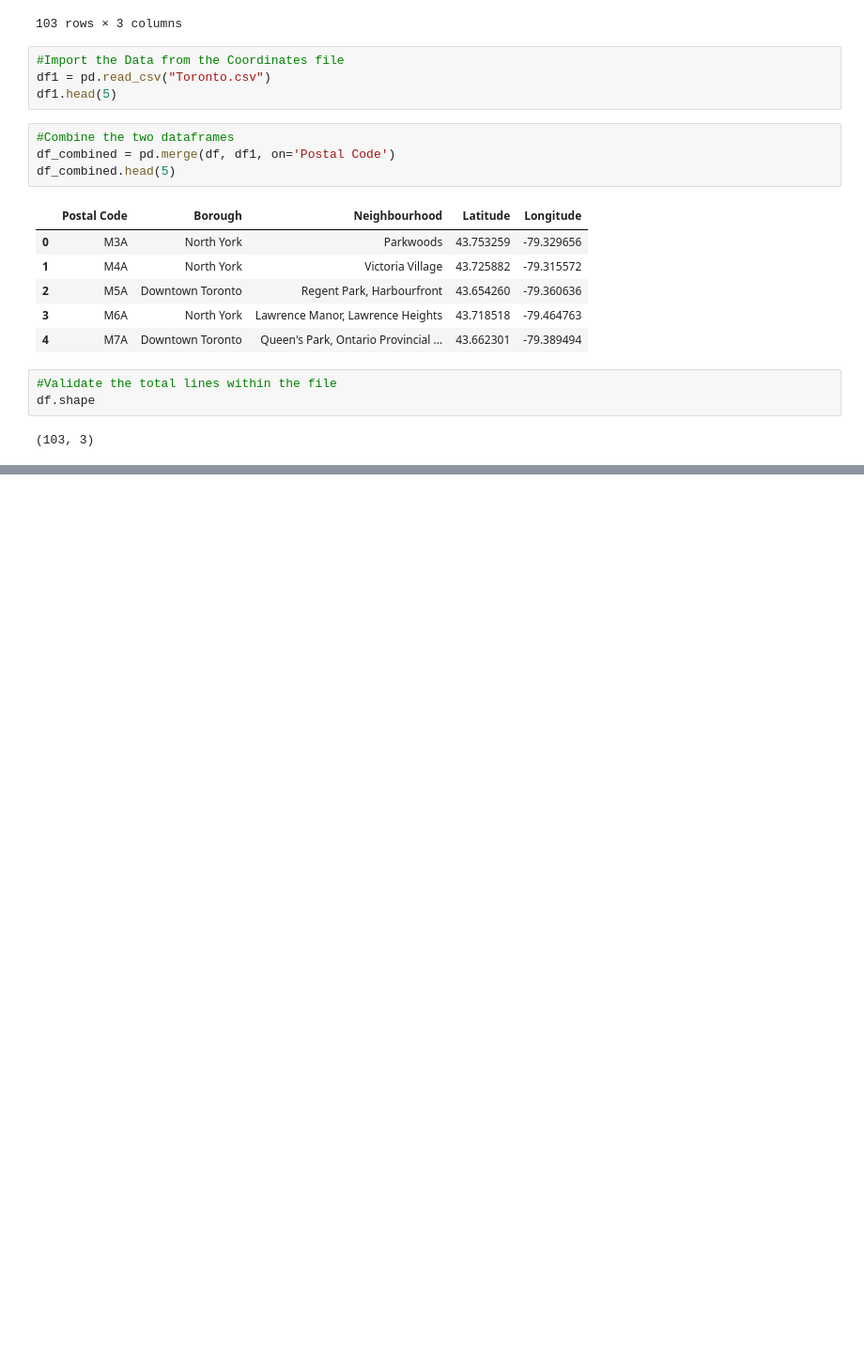
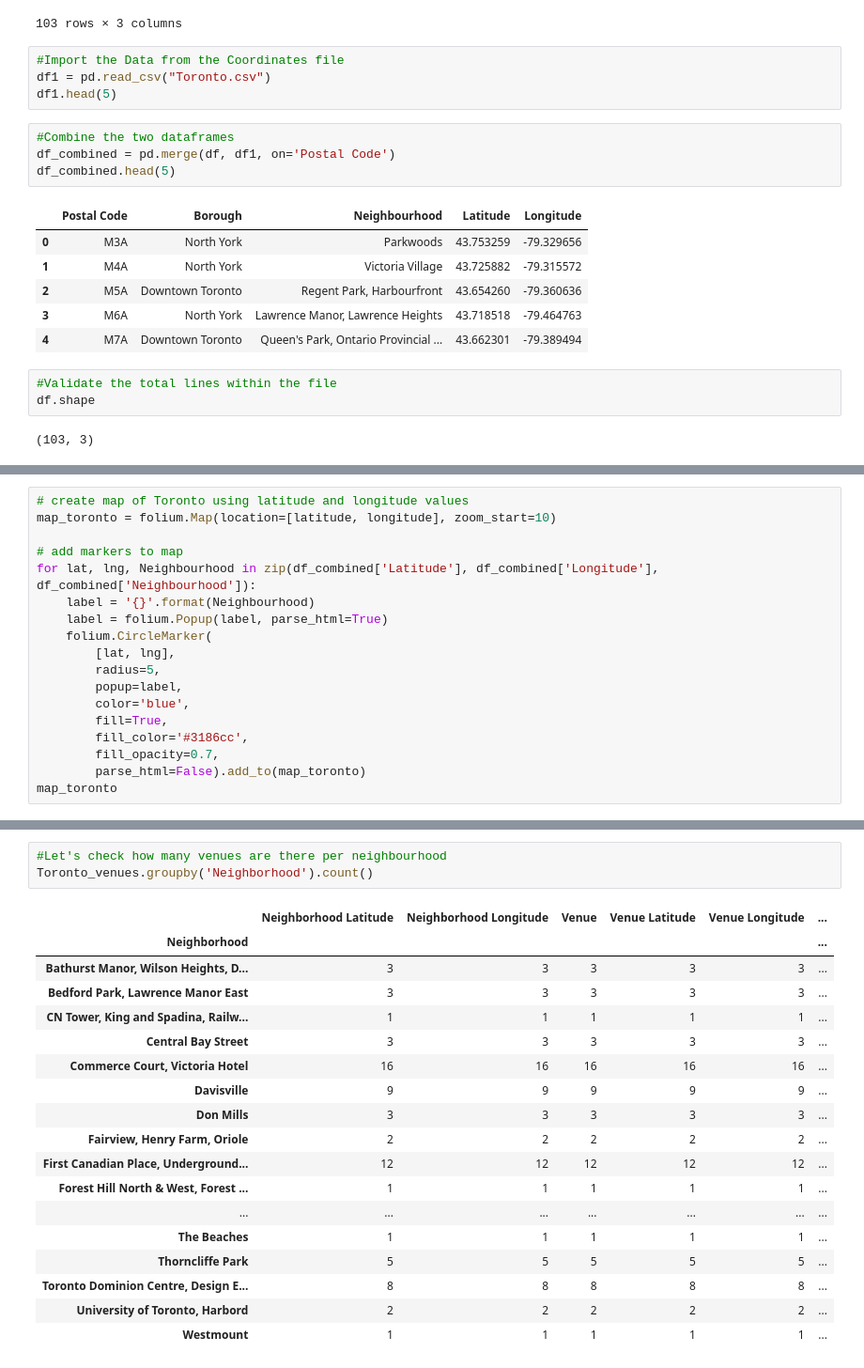
Before and after one commit to ahorvath008/Coursera_Capstone, a Jupyter notebook: Toronto_Neighborhoods.ipynb, the cells around one changed output, grey strips where cells are left out. Shown at 94% size. Drawn from its saved outputs; the diff is of its cells as text; blank space fills up the shorter version.

```diff
--- a/Toronto_Neighborhoods.ipynb
+++ b/Toronto_Neighborhoods.ipynb
@@ -90,0 +125,18 @@ df.shape
+# %%
+# create map of Toronto using latitude and longitude values
+map_toronto = folium.Map(location=[latitude, longitude], zoom_start=10)
+
+# add markers to map
+for lat, lng, Neighbourhood in zip(df_combined['Latitude'], df_combined['Longitude'], df_combined['Neighbourhood']):
+    label = '{}'.format(Neighbourhood)
+    label = folium.Popup(label, parse_html=True)
+    folium.CircleMarker(
+        [lat, lng],
+        radius=5,
+        popup=label,
+        color='blue',
+        fill=True,
+        fill_color='#3186cc',
+        fill_opacity=0.7,
+        parse_html=False).add_to(map_toronto)
+map_toronto
@@ -90,0 +253,22 @@ df.shape
+# %%
+#Let's check how many venues are there per neighbourhood
+Toronto_venues.groupby('Neighborhood').count()
+# %% [output]
+|  | Neighborhood Latitude | Neighborhood Longitude | Venue | Venue Latitude | Venue Longitude | ... |
+| Neighborhood |  |  |  |  |  | ... |
+| Bathurst Manor, Wilson Heights, D... | 3 | 3 | 3 | 3 | 3 | ... |
+| Bedford Park, Lawrence Manor East | 3 | 3 | 3 | 3 | 3 | ... |
+| CN Tower, King and Spadina, Railw... | 1 | 1 | 1 | 1 | 1 | ... |
+| Central Bay Street | 3 | 3 | 3 | 3 | 3 | ... |
+| Commerce Court, Victoria Hotel | 16 | 16 | 16 | 16 | 16 | ... |
+| Davisville | 9 | 9 | 9 | 9 | 9 | ... |
+| Don Mills | 3 | 3 | 3 | 3 | 3 | ... |
+| Fairview, Henry Farm, Oriole | 2 | 2 | 2 | 2 | 2 | ... |
+| First Canadian Place, Underground... | 12 | 12 | 12 | 12 | 12 | ... |
+| Forest Hill North & West, Forest ... | 1 | 1 | 1 | 1 | 1 | ... |
+| ... | ... | ... | ... | ... | ... | ... |
+| The Beaches | 1 | 1 | 1 | 1 | 1 | ... |
+| Thorncliffe Park | 5 | 5 | 5 | 5 | 5 | ... |
+| Toronto Dominion Centre, Design E... | 8 | 8 | 8 | 8 | 8 | ... |
+| University of Toronto, Harbord | 2 | 2 | 2 | 2 | 2 | ... |
+| Westmount | 1 | 1 | 1 | 1 | 1 | ... |
```
Also changed, not shown: parts of 16 cells of this notebook.
